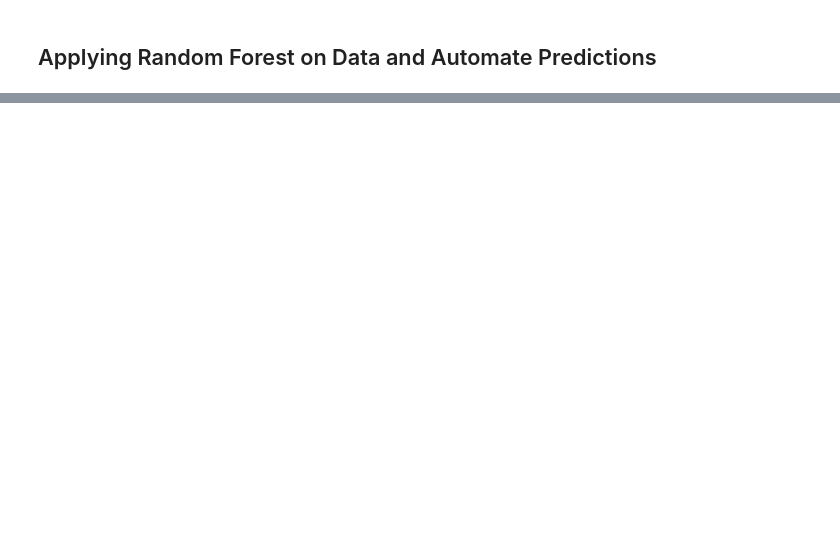
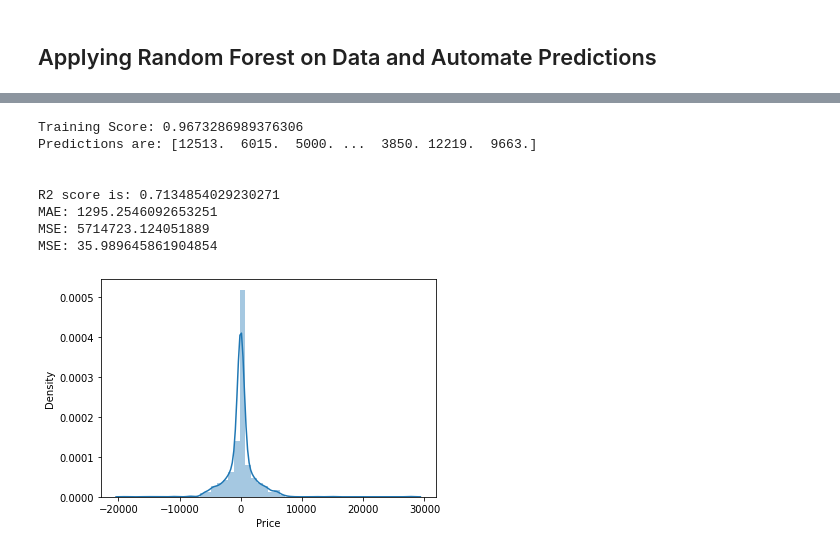
Before and after one commit to ghimiresunil/Three-Real-World-Data-Science-Project, a Jupyter notebook: flight_fare_prediction.ipynb, the cells around one changed output, grey strips where cells are left out. Saved outputs shown, nothing was run; the diff lists cells and outputs as text; code cells hidden in the pictures; blank space fills up the shorter version.

```diff
--- a/flight_fare_prediction.ipynb
+++ b/flight_fare_prediction.ipynb
@@ -779,0 +807,12 @@ MSE: 34.04384455852197
+# %%
+pred(DecisionTreeRegressor(), 0)
+# %% [output]
+Training Score: 0.9673286989376306
+Predictions are: [12513.  6015.  5000. ...  3850. 12219.  9663.]
+
+
+R2 score is: 0.7134854029230271
+MAE: 1295.2546092653251
+MSE: 5714723.124051889
+MSE: 35.989645861904854
+[figure, added]
```
Also changed, not shown: parts of 9 cells of this notebook.
